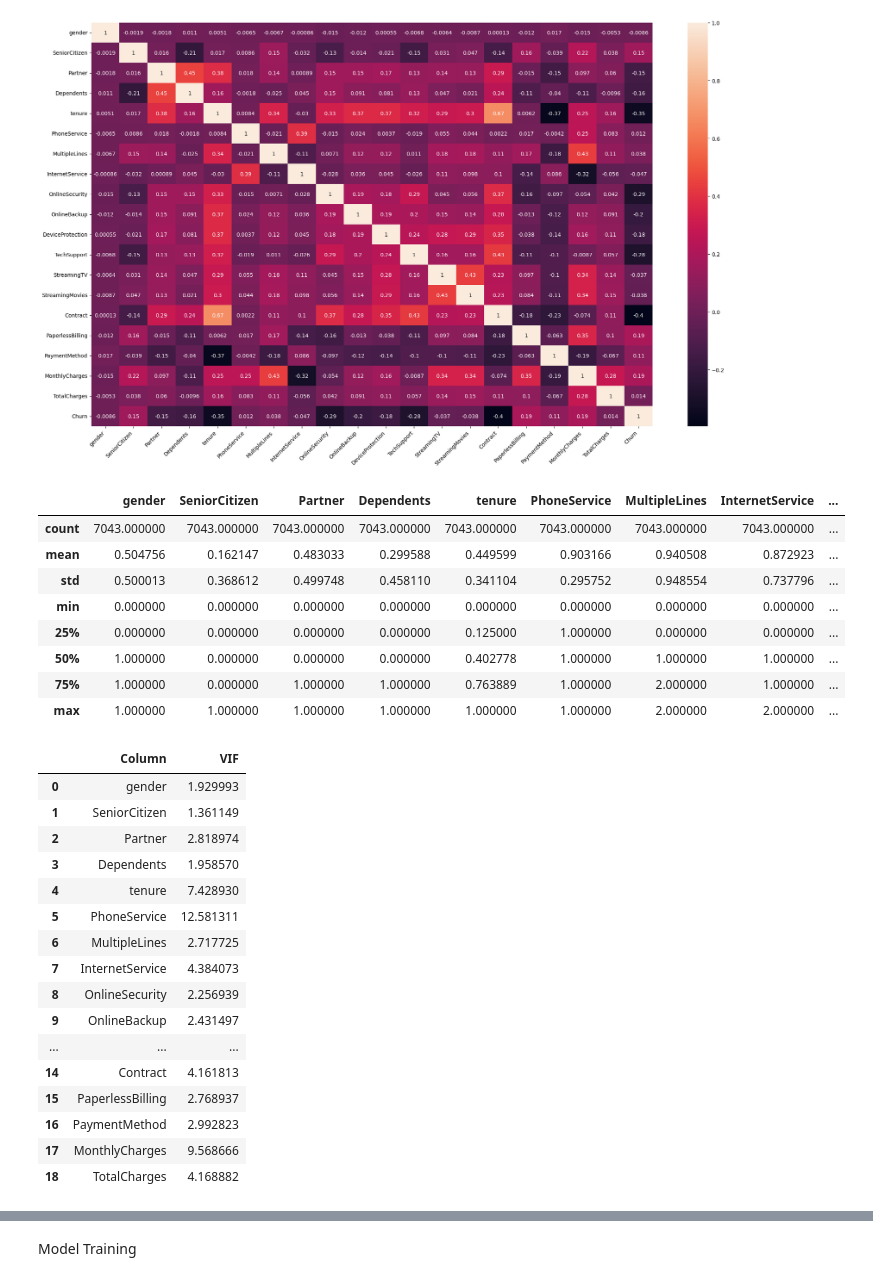
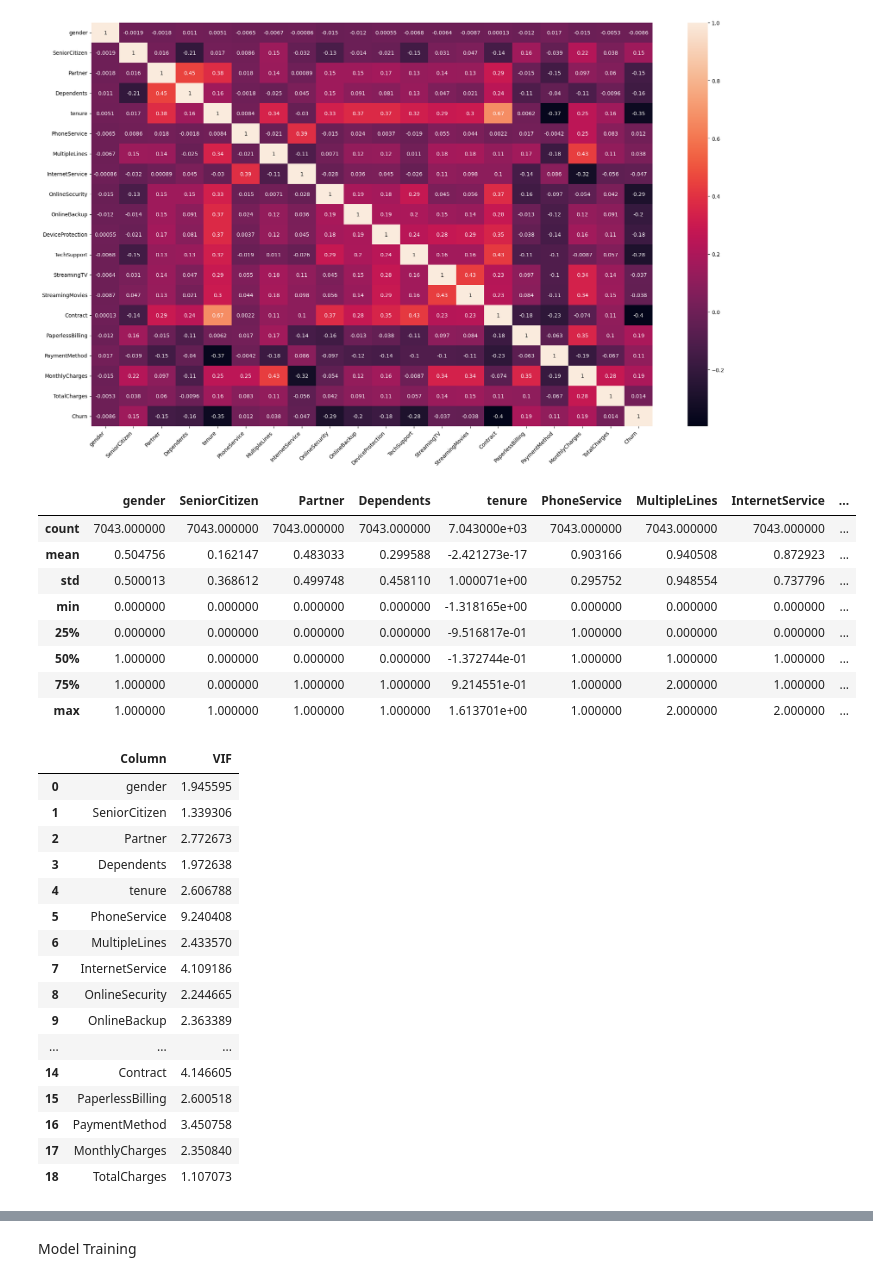
Before and after one commit to vrushalipr/Telco-Customer-Churn, a Jupyter notebook: Telco_Customer_Churn.ipynb, the cells around one changed output, grey strips where cells are left out. Saved outputs shown, nothing was run; the diff lists cells and outputs as text; code cells hidden in the pictures.

```diff
--- a/Telco_Customer_Churn.ipynb
+++ b/Telco_Customer_Churn.ipynb
@@ -19,7 +19,7 @@ warnings.filterwarnings('ignore')
 # %% [markdown]
 **Importing dataset**
 # %%
-df = pd.read_csv('/content/WA_Fn-UseC_-Telco-Customer-Churn.csv')
+df = pd.read_csv('/content/Telco-Customer-Churn.csv')
 df.head()
 # %% [output]
 |  | customerID | gender | SeniorCitizen | Partner | Dependents | tenure | PhoneService | MultipleLines | ... |
@@ -225,25 +235,24 @@ plt.show()
 # %% [output]
 [figure]
 # %%
-from sklearn.preprocessing import MinMaxScaler
 X = df.drop('Churn', axis=1)
 y = df['Churn']
 
 # Scaling the numerical features
 cols_to_scale = ['tenure','MonthlyCharges', 'TotalCharges']
-scaler = MinMaxScaler()
+scaler = StandardScaler()
 X[cols_to_scale] = scaler.fit_transform(X[cols_to_scale])
 X.describe()
 # %% [output]
 |  | gender | SeniorCitizen | Partner | Dependents | tenure | PhoneService | MultipleLines | InternetService | ... |
-| count | 7043.000000 | 7043.000000 | 7043.000000 | 7043.000000 | 7043.000000 | 7043.000000 | 7043.000000 | 7043.000000 | ... |
-| mean | 0.504756 | 0.162147 | 0.483033 | 0.299588 | 0.449599 | 0.903166 | 0.940508 | 0.872923 | ... |
-| std | 0.500013 | 0.368612 | 0.499748 | 0.458110 | 0.341104 | 0.295752 | 0.948554 | 0.737796 | ... |
-| min | 0.000000 | 0.000000 | 0.000000 | 0.000000 | 0.000000 | 0.000000 | 0.000000 | 0.000000 | ... |
-| 25% | 0.000000 | 0.000000 | 0.000000 | 0.000000 | 0.125000 | 1.000000 | 0.000000 | 0.000000 | ... |
-| 50% | 1.000000 | 0.000000 | 0.000000 | 0.000000 | 0.402778 | 1.000000 | 1.000000 | 1.000000 | ... |
-| 75% | 1.000000 | 0.000000 | 1.000000 | 1.000000 | 0.763889 | 1.000000 | 2.000000 | 1.000000 | ... |
-| max | 1.000000 | 1.000000 | 1.000000 | 1.000000 | 1.000000 | 1.000000 | 2.000000 | 2.000000 | ... |
+| count | 7043.000000 | 7043.000000 | 7043.000000 | 7043.000000 | 7.043000e+03 | 7043.000000 | 7043.000000 | 7043.000000 | ... |
+| mean | 0.504756 | 0.162147 | 0.483033 | 0.299588 | -2.421273e-17 | 0.903166 | 0.940508 | 0.872923 | ... |
+| std | 0.500013 | 0.368612 | 0.499748 | 0.458110 | 1.000071e+00 | 0.295752 | 0.948554 | 0.737796 | ... |
+| min | 0.000000 | 0.000000 | 0.000000 | 0.000000 | -1.318165e+00 | 0.000000 | 0.000000 | 0.000000 | ... |
+| 25% | 0.000000 | 0.000000 | 0.000000 | 0.000000 | -9.516817e-01 | 1.000000 | 0.000000 | 0.000000 | ... |
+| 50% | 1.000000 | 0.000000 | 0.000000 | 0.000000 | -1.372744e-01 | 1.000000 | 1.000000 | 1.000000 | ... |
+| 75% | 1.000000 | 0.000000 | 1.000000 | 1.000000 | 9.214551e-01 | 1.000000 | 2.000000 | 1.000000 | ... |
+| max | 1.000000 | 1.000000 | 1.000000 | 1.000000 | 1.613701e+00 | 1.000000 | 2.000000 | 2.000000 | ... |
 # %%
 from statsmodels.stats.outliers_influence import variance_inflation_factor
 
@@ -256,22 +265,22 @@ def calculate_vif(data):
 calculate_vif(X)
 # %% [output]
 |  | Column | VIF |
-| 0 | gender | 1.929993 |
-| 1 | SeniorCitizen | 1.361149 |
-| 2 | Partner | 2.818974 |
-| 3 | Dependents | 1.958570 |
-| 4 | tenure | 7.428930 |
-| 5 | PhoneService | 12.581311 |
-| 6 | MultipleLines | 2.717725 |
-| 7 | InternetService | 4.384073 |
-| 8 | OnlineSecurity | 2.256939 |
-| 9 | OnlineBackup | 2.431497 |
+| 0 | gender | 1.945595 |
+| 1 | SeniorCitizen | 1.339306 |
+| 2 | Partner | 2.772673 |
+| 3 | Dependents | 1.972638 |
+| 4 | tenure | 2.606788 |
+| 5 | PhoneService | 9.240408 |
+| 6 | MultipleLines | 2.433570 |
+| 7 | InternetService | 4.109186 |
+| 8 | OnlineSecurity | 2.244665 |
+| 9 | OnlineBackup | 2.363389 |
 | ... | ... | ... |
-| 14 | Contract | 4.161813 |
-| 15 | PaperlessBilling | 2.768937 |
-| 16 | PaymentMethod | 2.992823 |
-| 17 | MonthlyCharges | 9.568666 |
-| 18 | TotalCharges | 4.168882 |
+| 14 | Contract | 4.146605 |
+| 15 | PaperlessBilling | 2.600518 |
+| 16 | PaymentMethod | 3.450758 |
+| 17 | MonthlyCharges | 2.350840 |
+| 18 | TotalCharges | 1.107073 |
 # %%
 calculate_vif(X.drop('PhoneService', axis='columns'))
 # %% [output]
```
Also changed, not shown: parts of 17 cells of this notebook.
